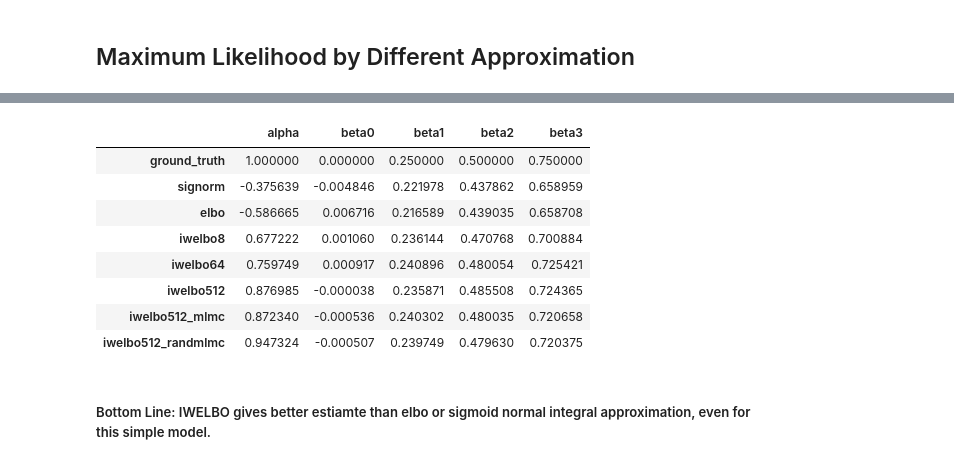
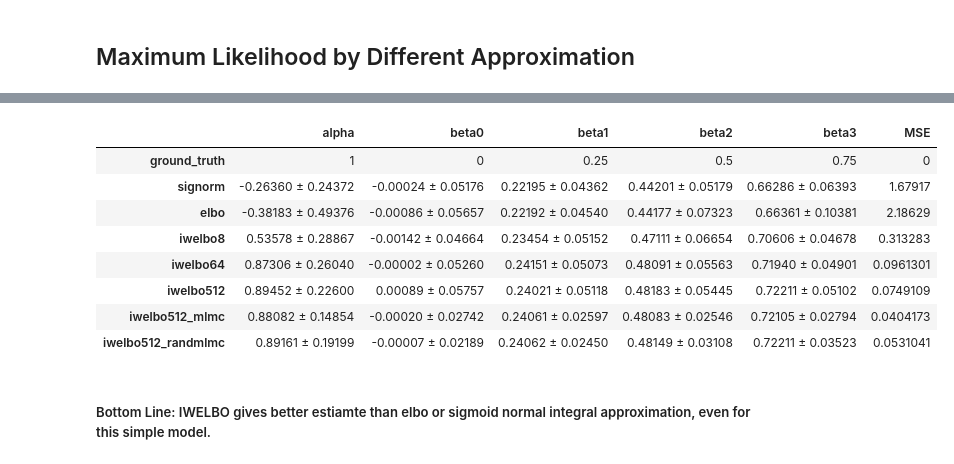
Before and after one commit to Goda-Research-Group/mlmc-model-evidence, a Jupyter notebook: notebooks/Random_Effect_Logistic_Regression.ipynb, the cells around one changed output, grey strips where cells are left out. Drawn from its saved outputs; the diff is of its cells as text; code cells hidden in the pictures.

```diff
--- a/notebooks/Random_Effect_Logistic_Regression.ipynb
+++ b/notebooks/Random_Effect_Logistic_Regression.ipynb
@@ -733,17 +739,33 @@ def expand_param(param):
     for key, val in param.items():
         expanded_param.update(expand(key,val))
     return expanded_param
+# %%
+params = {'ground_truth': expand_param(param0)}
+params['ground_truth'].update({'MSE':0})
+for name in objectives.keys():
+    param_repeated = params_repeated[name]
+    param_mean   = expand_param({name: array.mean(axis=0) for name, array in  param_repeated.items()})
+    param_var = expand_param({name: array.std(axis=0) for name, array in  param_repeated.items()})
+    param = {name_:'{:.5f} ± {:.5f}'.format(mean,var**(1/2.))
+             for name_, mean, var
+             in zip( param_mean.keys(), param_mean.values(), param_var.values() )}
+    error = [var+(mean-true_mean)**2
+             for var, mean, true_mean
+             in zip( param_var.values(), param_mean.values(), params['ground_truth'].values() )]
+    MSE = sum(error)
+    param.update({'MSE':MSE})
+    params.update({name :param})
 # %%
-pd.DataFrame({key: expand_param(param) for key,param in params.items()}).T
+pd.DataFrame(params).T
 # %% [output]
-|  | alpha | beta0 | beta1 | beta2 | beta3 |
-| ground_truth | 1.000000 | 0.000000 | 0.250000 | 0.500000 | 0.750000 |
-| signorm | -0.375639 | -0.004846 | 0.221978 | 0.437862 | 0.658959 |
-| elbo | -0.586665 | 0.006716 | 0.216589 | 0.439035 | 0.658708 |
-| iwelbo8 | 0.677222 | 0.001060 | 0.236144 | 0.470768 | 0.700884 |
-| iwelbo64 | 0.759749 | 0.000917 | 0.240896 | 0.480054 | 0.725421 |
-| iwelbo512 | 0.876985 | -0.000038 | 0.235871 | 0.485508 | 0.724365 |
-| iwelbo512_mlmc | 0.872340 | -0.000536 | 0.240302 | 0.480035 | 0.720658 |
-| iwelbo512_randmlmc | 0.947324 | -0.000507 | 0.239749 | 0.479630 | 0.720375 |
+|  | alpha | beta0 | beta1 | beta2 | beta3 | MSE |
+| ground_truth | 1 | 0 | 0.25 | 0.5 | 0.75 | 0 |
+| signorm | -0.26360 ± 0.24372 | -0.00024 ± 0.05176 | 0.22195 ± 0.04362 | 0.44201 ± 0.05179 | 0.66286 ± 0.06393 | 1.67917 |
+| elbo | -0.38183 ± 0.49376 | -0.00086 ± 0.05657 | 0.22192 ± 0.04540 | 0.44177 ± 0.07323 | 0.66361 ± 0.10381 | 2.18629 |
+| iwelbo8 | 0.53578 ± 0.28867 | -0.00142 ± 0.04664 | 0.23454 ± 0.05152 | 0.47111 ± 0.06654 | 0.70606 ± 0.04678 | 0.313283 |
+| iwelbo64 | 0.87306 ± 0.26040 | -0.00002 ± 0.05260 | 0.24151 ± 0.05073 | 0.48091 ± 0.05563 | 0.71940 ± 0.04901 | 0.0961301 |
+| iwelbo512 | 0.89452 ± 0.22600 | 0.00089 ± 0.05757 | 0.24021 ± 0.05118 | 0.48183 ± 0.05445 | 0.72211 ± 0.05102 | 0.0749109 |
+| iwelbo512_mlmc | 0.88082 ± 0.14854 | -0.00020 ± 0.02742 | 0.24061 ± 0.02597 | 0.48083 ± 0.02546 | 0.72105 ± 0.02794 | 0.0404173 |
+| iwelbo512_randmlmc | 0.89161 ± 0.19199 | -0.00007 ± 0.02189 | 0.24062 ± 0.02450 | 0.48149 ± 0.03108 | 0.72211 ± 0.03523 | 0.0531041 |
 # %% [markdown]
 ##### Bottom Line: IWELBO gives better estiamte than elbo or sigmoid normal integral approximation, even for this simple model.
```
Also changed, not shown: parts of 3 cells of this notebook.
